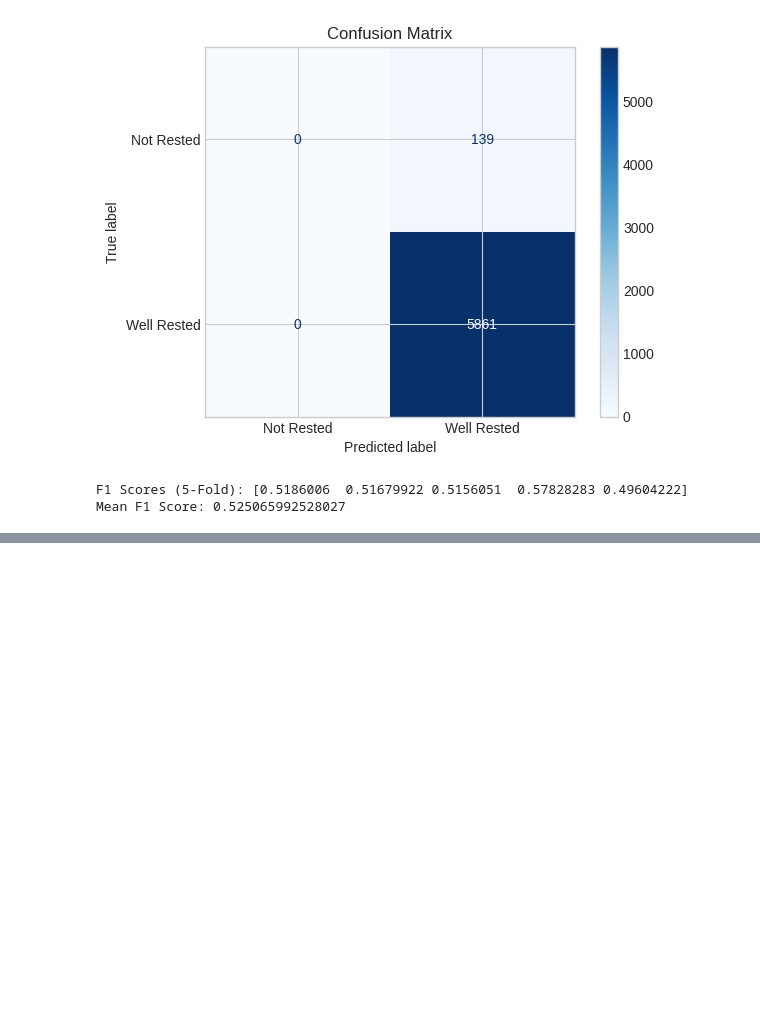
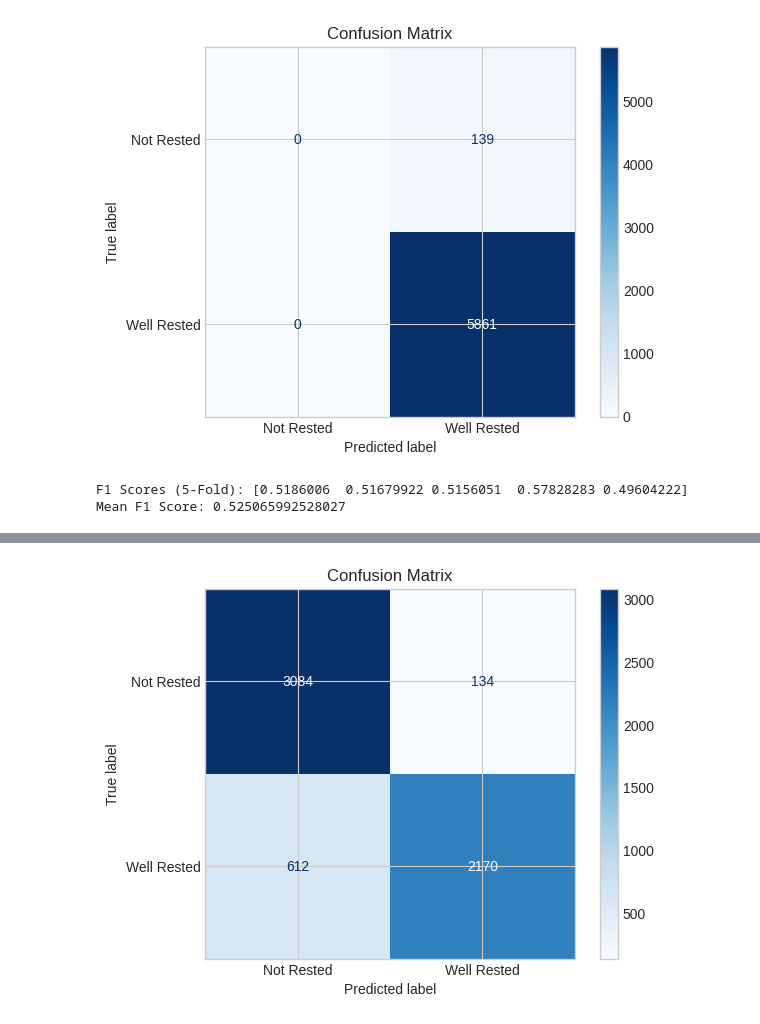
Before and after one commit to Programmer-Develops/HT-Insights, a Jupyter notebook: health_tracker.ipynb, the cells around one changed output, grey strips where cells are left out. Saved outputs shown, nothing was run; the diff lists cells and outputs as text; code cells hidden in the pictures; blank space fills up the shorter version.

```diff
--- a/health_tracker.ipynb
+++ b/health_tracker.ipynb
@@ -725,0 +1158,84 @@ Mean F1 Score: 0.525065992528027
+# %%
+# Using Keras
+import pandas as pd
+import numpy as np
+import matplotlib.pyplot as plt
+import seaborn as sns
+from sklearn.model_selection import train_test_split
+from sklearn.preprocessing import StandardScaler
+from sklearn.metrics import (
+    accuracy_score, precision_score, recall_score, f1_score,
+    confusion_matrix, ConfusionMatrixDisplay, roc_auc_score, roc_curve
+)
+from tensorflow.keras.models import Sequential
+from tensorflow.keras.layers import Dense
+from tensorflow.keras.optimizers import Adam
+
+# Target already defined
+df['Well_Rested'] = (df['Sleep_Quality'] >= 75).astype(int)
+
+# Feature selection
+features = ['Hours_of_Sleep', 'Stress_Level', 'Daily_Calorie_Intake', 'Resting_Heart_Rate', 'Active_Heart_Rate']
+X = df[features].values
+y = df['Well_Rested'].values
+
+# Scale the features
+scaler = StandardScaler()
+X_scaled = scaler.fit_transform(X)
+
+# Train/test split
+X_train, X_test, y_train, y_test = train_test_split(
+    X_scaled, y, test_size=0.2, random_state=42
+)
+
+# Build the model
+model = Sequential([
+    Dense(32, input_shape=(5,), activation='relu'),
+    Dense(16, activation='relu'),
+    Dense(1, activation='sigmoid')
+])
+
+model.compile(optimizer=Adam(learning_rate=0.01), loss='binary_crossentropy', metrics=['accuracy'])
+
+# Train the model
+history = model.fit(X_train, y_train, epochs=100, batch_size=32, verbose=0)
+
+# Predict
+y_prob = model.predict(X_test).flatten()
+y_pred = (y_prob >= 0.5).astype(int)
+
+# Metrics
+print("\nEvaluation Metrics:")
+print("Accuracy:", accuracy_score(y_test, y_pred))
+print("Precision:", precision_score(y_test, y_pred))
+print("Recall:", recall_score(y_test, y_pred))
+print("F1 Score:", f1_score(y_test, y_pred))
+print("ROC AUC Score:", roc_auc_score(y_test, y_prob))
+
+# Confusion Matrix
+cm = confusion_matrix(y_test, y_pred)
+disp = ConfusionMatrixDisplay(confusion_matrix=cm, display_labels=['Not Rested', 'Well Rested'])
+disp.plot(cmap='Blues')
+plt.title("Confusion Matrix")
+plt.show()
+
+# ROC Curve
+fpr, tpr, _ = roc_curve(y_test, y_prob)
+plt.figure(figsize=(6, 4))
+plt.plot(fpr, tpr, label=f"AUC = {roc_auc_score(y_test, y_prob):.2f}", color='darkorange')
+plt.plot([0, 1], [0, 1], linestyle='--', color='navy')
+plt.xlabel("False Positive Rate")
+plt.ylabel("True Positive Rate")
+plt.title("ROC Curve")
+plt.legend()
+plt.grid()
+plt.show()
+
+# Predicted Probability Distribution
+plt.figure(figsize=(6, 4))
+sns.histplot(y_prob, bins=30, kde=True, color='purple')
+plt.title("Distribution of Predicted Probabilities")
+plt.xlabel("Probability of Being Well Rested")
+plt.ylabel("Count")
+plt.show()
+# %% [output]
@@ -725,0 +1250 @@ Mean F1 Score: 0.525065992528027
+[figure, added]
```
Also changed, not shown: parts of 11 cells of this notebook.
